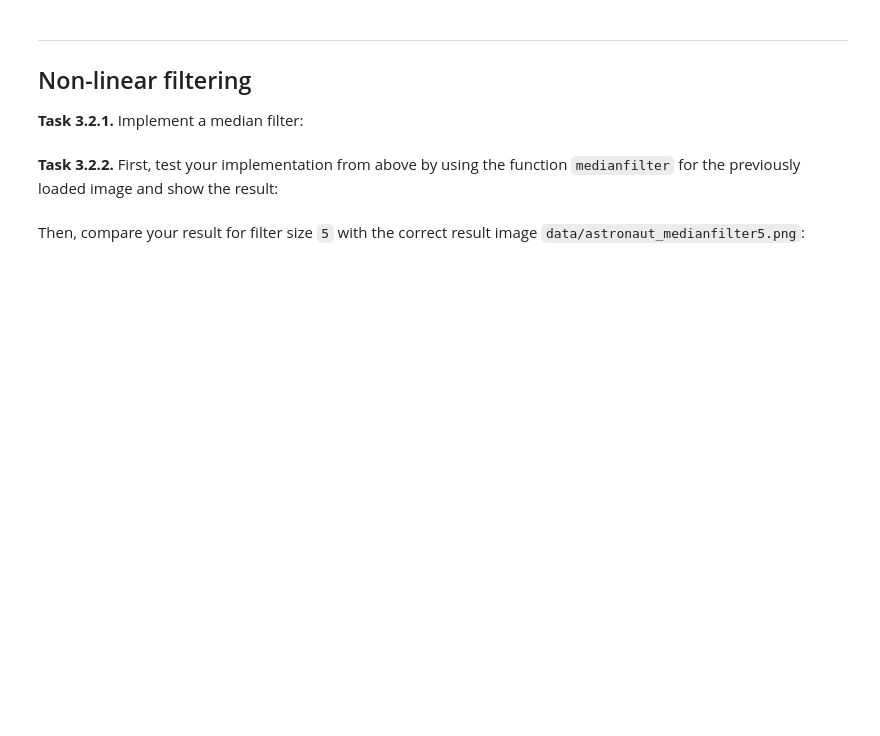
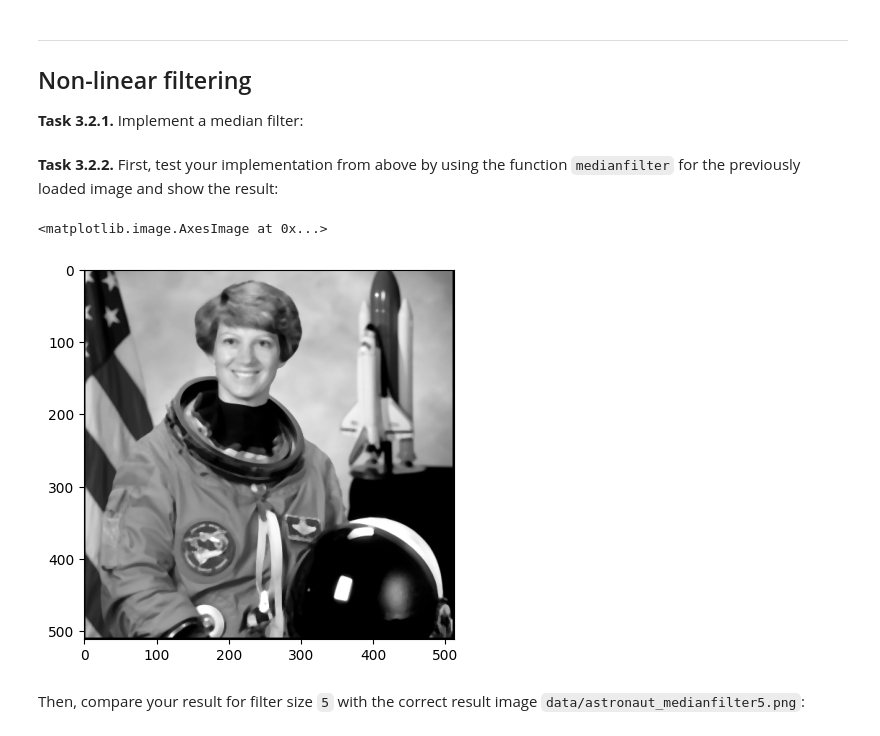
Before and after one commit to rMaximr/mobi-fs3-python, a Jupyter notebook: task3.ipynb, the cells around one changed output. Cells and saved outputs as stored; diff of their text form; code cells hidden in the pictures; blank space fills up the shorter version.

```diff
--- a/task3.ipynb
+++ b/task3.ipynb
@@ -59,12 +59,32 @@ assert numpy.allclose(fimg, cimg, atol = 1/255) #da der code ausgeführt werden
 ## Non-linear filtering
 
 **<a id="#">Task 3.2.1.</a>** Implement a median filter:
-# %%
-def medianfilter(img_in, size):
-    result = numpy.zeros(img_in.shape)
-    ...
-    return result
+# %%
+def medianfilter(img_in, size):
+    result = numpy.zeros(img_in.shape)
+    n = (size - 1) // 2
+    for p in numpy.ndindex(img_in.shape):
+        if (p[0] - n < 0 or p[0] + n >= img_in.shape[0] or
+            p[1] - n < 0 or p[1] + n >= img_in.shape[1]):
+            continue
+        a = list()
+
+        for q in numpy.ndindex(size, size):
+            i = p[0] + q[0] - n
+            j = p[1] + q[1] - n
+            a.append(img_in[i, j])
+
+        a.sort()
+        result[p] = numpy.median(a)
+        #result[p] = a[(len(a) // 2) + 1] Das war wohl falsch
+    return result
 # %% [markdown]
 **<a id="#">Task 3.2.2.</a>** First, test your implementation from above by using the function `medianfilter` for the previously loaded image and show the result:
+# %%
+img2 = medianfilter(img, 5)
+plt.imshow(img2, 'gray')
+# %% [output]
+<matplotlib.image.AxesImage at 0x...>
+[figure, added]
 # %% [markdown]
 Then, compare your result for filter size `5` with the correct result image `data/astronaut_medianfilter5.png`:
```
Also changed, not shown: parts of 1 cell of this notebook.
